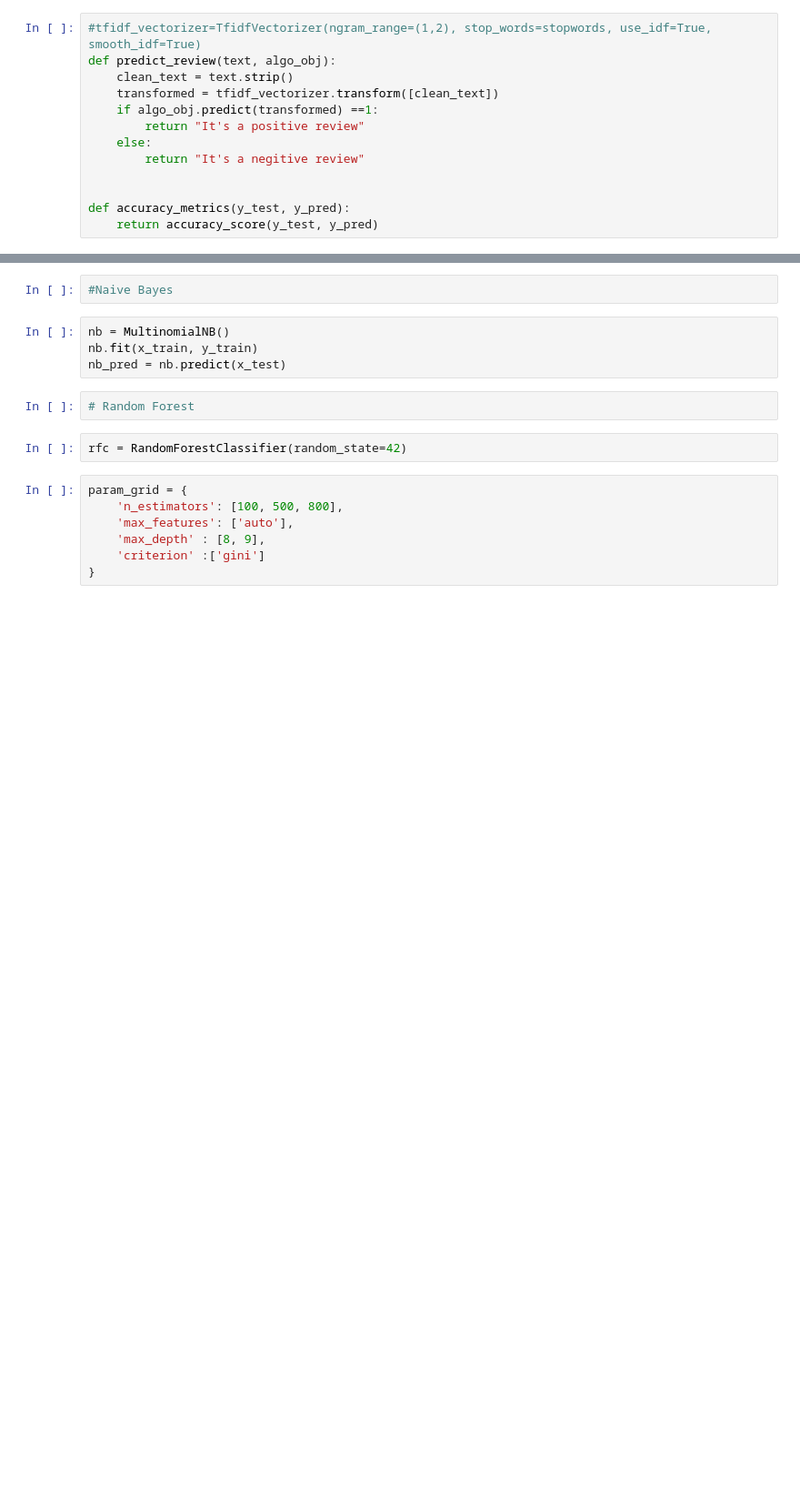
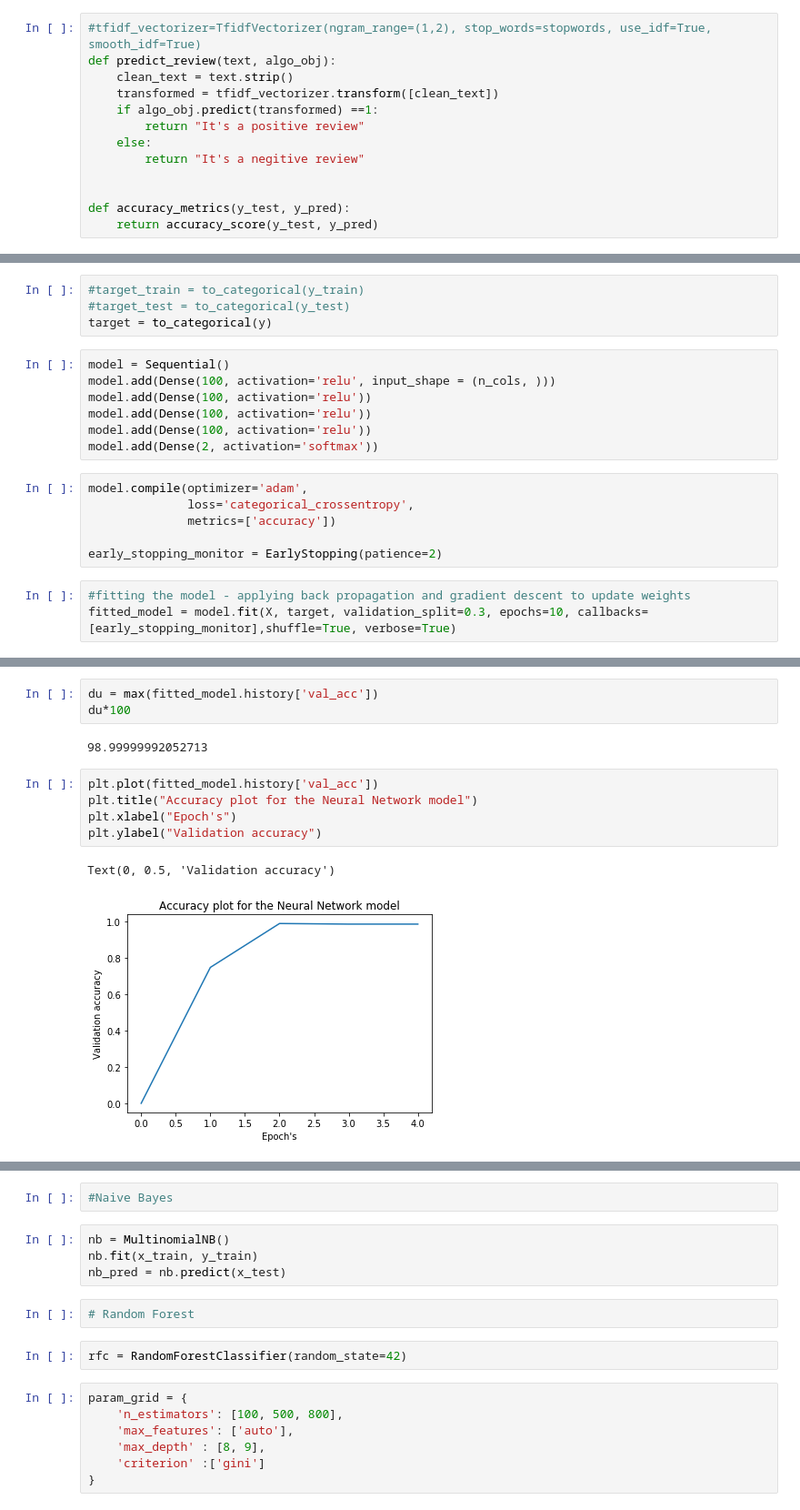
Before and after one commit to Abhiram1214/capstone_project1, a Jupyter notebook: sentiment_analysis/NLP_project.ipynb, the cells around one changed output, grey strips where cells are left out. Shown: that part at 91% size. Saved outputs shown, nothing was run; the diff lists cells and outputs as text; blank space fills up the shorter version.

Commit message:
Implemented Neural Networks.

```diff
--- a/sentiment_analysis/NLP_project.ipynb
+++ b/sentiment_analysis/NLP_project.ipynb
@@ -114,0 +132,20 @@ def accuracy_metrics(y_test, y_pred):
+# %%
+#target_train = to_categorical(y_train)
+#target_test = to_categorical(y_test)
+target = to_categorical(y)
+# %%
+model = Sequential()
+model.add(Dense(100, activation='relu', input_shape = (n_cols, )))
+model.add(Dense(100, activation='relu'))
+model.add(Dense(100, activation='relu'))
+model.add(Dense(100, activation='relu'))
+model.add(Dense(2, activation='softmax'))
+# %%
+model.compile(optimizer='adam',
+              loss='categorical_crossentropy',
+              metrics=['accuracy'])
+
+early_stopping_monitor = EarlyStopping(patience=2)
+# %%
+#fitting the model - applying back propagation and gradient descent to update weights
+fitted_model = model.fit(X, target, validation_split=0.3, epochs=10, callbacks=[early_stopping_monitor],shuffle=True, verbose=True)
@@ -114,0 +176,13 @@ def accuracy_metrics(y_test, y_pred):
+# %%
+du = max(fitted_model.history['val_acc'])
+du*100
+# %% [output]
+98.99999992052713
+# %%
+plt.plot(fitted_model.history['val_acc'])
+plt.title("Accuracy plot for the Neural Network model")
+plt.xlabel("Epoch's")
+plt.ylabel("Validation accuracy")
+# %% [output]
+Text(0, 0.5, 'Validation accuracy')
+[figure, added]
```
Also changed, not shown: parts of 16 cells of this notebook, 3 other files.
